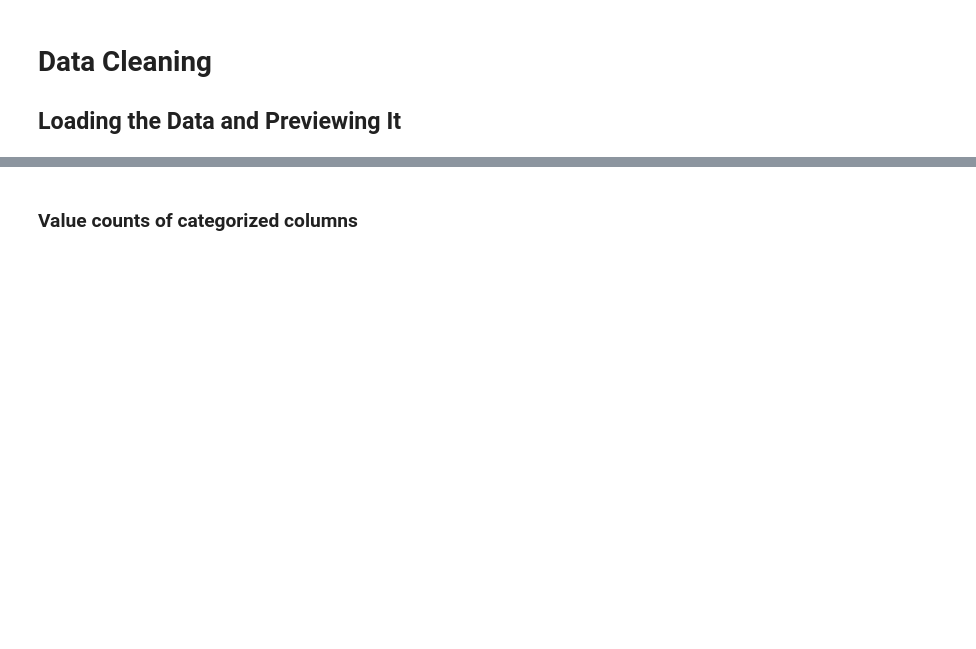
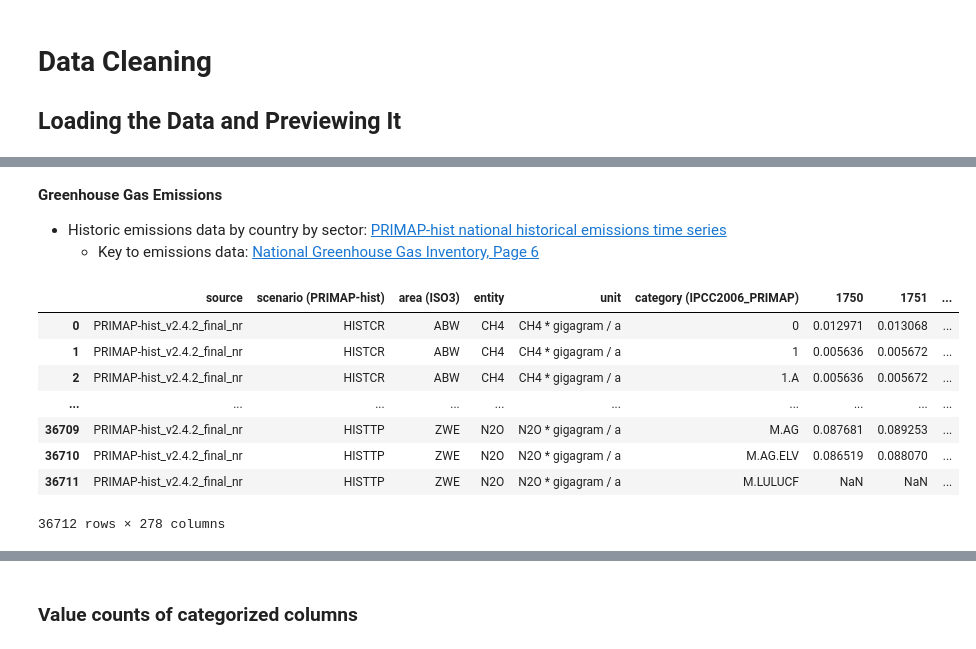
Before and after one commit to FunkyTable/Energy_Production_Time_Series_Projection, a Jupyter notebook: student.ipynb, the cells around one changed output, grey strips where cells are left out. Saved outputs shown, nothing was run; the diff lists cells and outputs as text; code cells hidden in the pictures; blank space fills up the shorter version.

```diff
--- a/student.ipynb
+++ b/student.ipynb
@@ -164,7 +179,7 @@ import seaborn as sns
 #from sklearn.model_selection import GridSearchCV
 
 # Setting DataFrame Display settings
-#pd.set_option("display.max_rows", 600)
+pd.set_option("display.max_columns", None)
 
 # Formatting decimals to show three numbers after the point.
 #pd.options.display.float_format = '{:,.3f}'.format
@@ -173,0 +192,7 @@ import seaborn as sns
+# %%
+pd.set_option("display.max_rows", 6)
+df_temp_raw = pd.read_csv(
+    "Data/graph.txt", sep = "\s+", header = 5,
+    names = ['Year', 'No_Smoothing', 'Lowess(5)'],
+    encoding='ANSI')
+df_temp_raw
@@ -173,0 +209,19 @@ import seaborn as sns
+# %% [markdown]
+**Greenhouse Gas Emissions**
+* Historic emissions data by country by sector: [PRIMAP-hist national historical emissions time series](https://zenodo.org/record/7727475#.ZC73QXbMK3A)
+  * Key to emissions data: [National Greenhouse Gas Inventory, Page 6](https://www.ipcc-nggip.iges.or.jp/public/2006gl/pdf/0_Overview/V0_1_Overview.pdf)
+# %%
+df_emissions_raw = pd.read_csv(
+    "Data/PRIMAP-hist_v2.4.2_final_no_rounding_09-Mar-2023.csv",
+    encoding='ANSI')
+df_emissions_raw
+# %% [output]
+|  | source | scenario (PRIMAP-hist) | area (ISO3) | entity | unit | category (IPCC2006_PRIMAP) | 1750 | 1751 | ... |
+| 0 | PRIMAP-hist_v2.4.2_final_nr | HISTCR | ABW | CH4 | CH4 * gigagram / a | 0 | 0.012971 | 0.013068 | ... |
+| 1 | PRIMAP-hist_v2.4.2_final_nr | HISTCR | ABW | CH4 | CH4 * gigagram / a | 1 | 0.005636 | 0.005672 | ... |
+| 2 | PRIMAP-hist_v2.4.2_final_nr | HISTCR | ABW | CH4 | CH4 * gigagram / a | 1.A | 0.005636 | 0.005672 | ... |
+| ... | ... | ... | ... | ... | ... | ... | ... | ... | ... |
+| 36709 | PRIMAP-hist_v2.4.2_final_nr | HISTTP | ZWE | N2O | N2O * gigagram / a | M.AG | 0.087681 | 0.089253 | ... |
+| 36710 | PRIMAP-hist_v2.4.2_final_nr | HISTTP | ZWE | N2O | N2O * gigagram / a | M.AG.ELV | 0.086519 | 0.088070 | ... |
+| 36711 | PRIMAP-hist_v2.4.2_final_nr | HISTTP | ZWE | N2O | N2O * gigagram / a | M.LULUCF | NaN | NaN | ... |
+36712 rows × 278 columns
```
Also changed, not shown: parts of 34 cells of this notebook.
